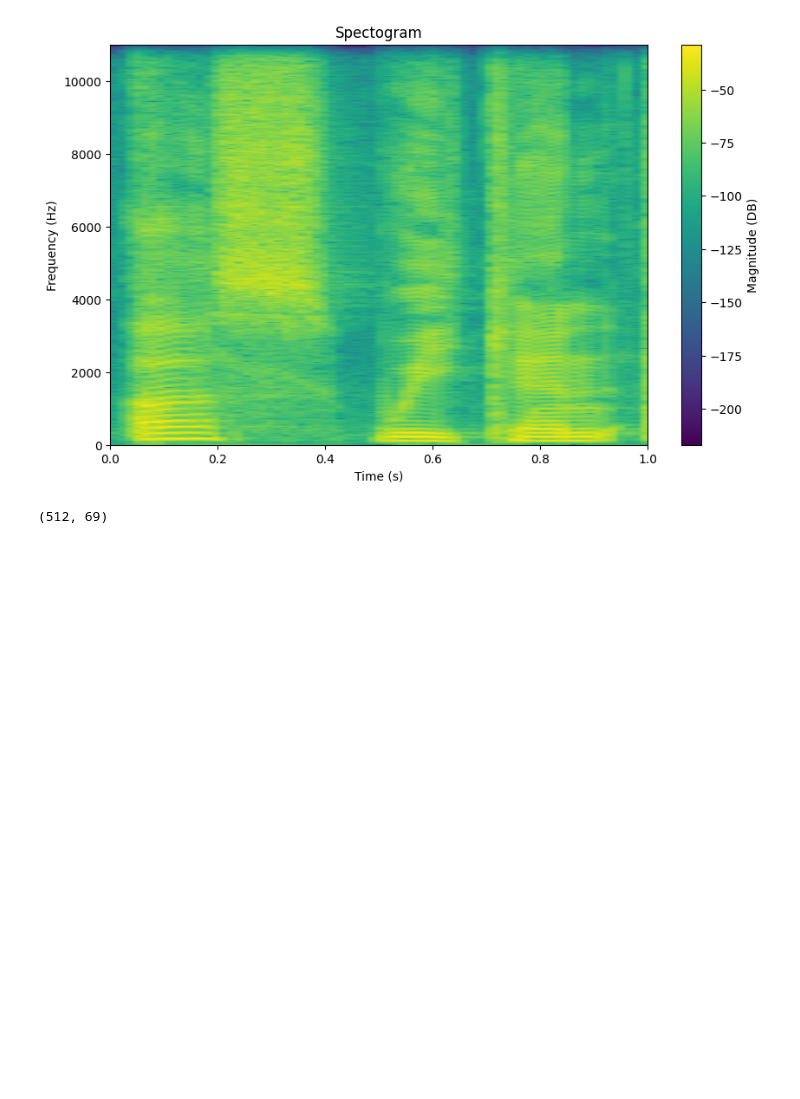
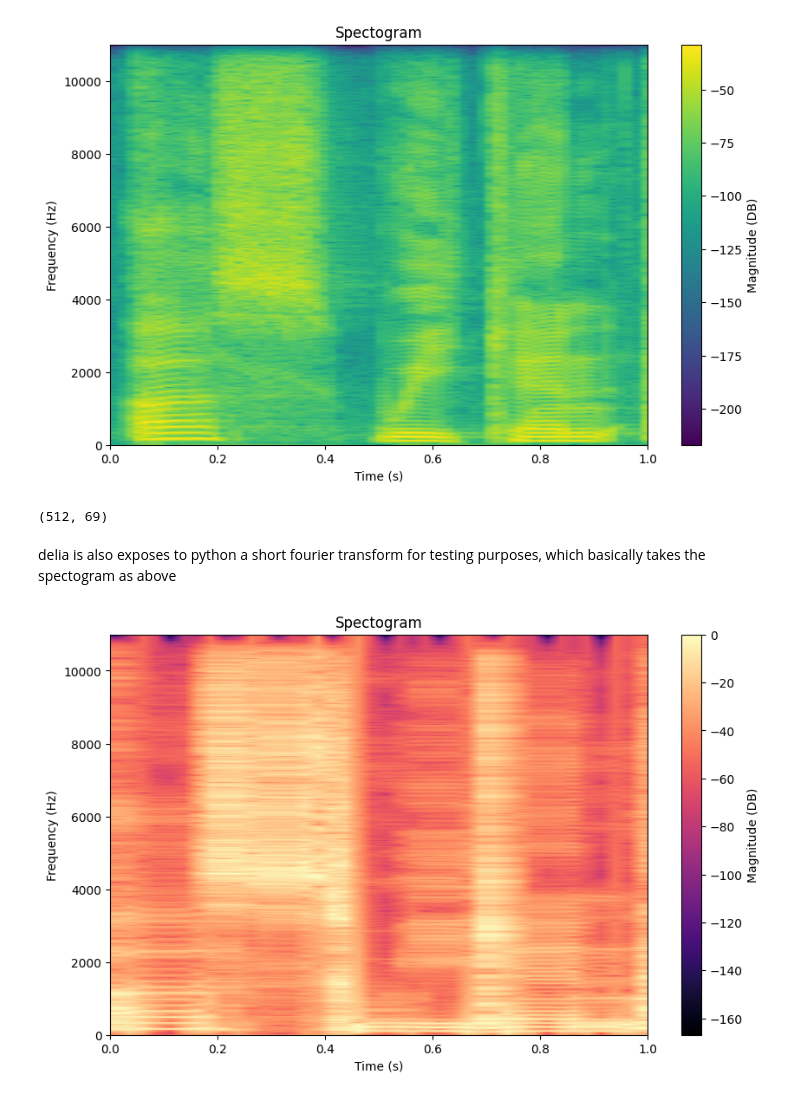
Before and after one commit to Pbotsaris/Delia-audio, a Jupyter notebook: notebooks/FFT.ipynb, the cells around one changed output. Saved outputs shown, nothing was run; the diff lists cells and outputs as text; code cells hidden in the pictures; blank space fills up the shorter version.

Commit message:
revisions in the stft and expanded notebooks on dsp theory

```diff
--- a/notebooks/FFT.ipynb
+++ b/notebooks/FFT.ipynb
@@ -453,3 +453,41 @@ spectogram(audio.tolist(), sr, N, 0.3)
 # %% [output]
 [figure]
 (512, 69)
+# %% [markdown]
+delia is also exposes to python a short fourier transform for testing purposes, which basically takes the spectogram as above
+# %%
+delia_matrix = pydelia.stft(audio.tolist(), 2048, 2048 // 4)
+
+def plot_delia(matrix, sr):
+     matrix = np.array(matrix)
+     rows, cols = matrix.shape
+     spectro = np.zeros((rows, cols))
+
+     for c in range(cols):
+        row = matrix[:, c]
+
+        row = pydelia.magnitude(row.tolist())
+        row = pydelia.decibels_from_magnitude(row, np.max(row).item())
+        spectro[:, c] = row
+
+     bins = pydelia.fft_frequencies(rows, sr)
+
+     plt.figure(figsize=(10,6))
+     plt.imshow(spectro,
+             origin='lower',
+             interpolation='bilinear',
+             aspect='auto',
+             extent=[0, len(audio) / sr, bins[0], bins[len(bins)-1]],
+             cmap='magma'
+               )
+
+     plt.colorbar(label="Magnitude (DB)")
+     plt.title("Spectogram")
+     plt.xlabel("Time (s)")
+     plt.ylabel("Frequency (Hz)")
+     plt.show()
+
+
+plot_delia(delia_matrix, sr)
+# %% [output]
+[figure, added]
```
Also changed, not shown: 11 other files.
